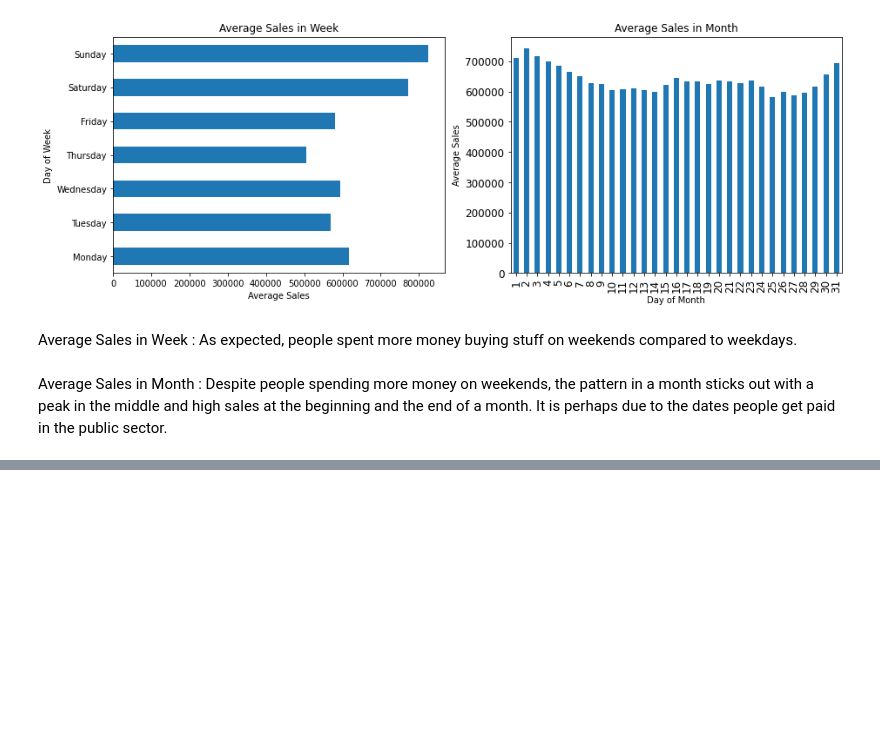
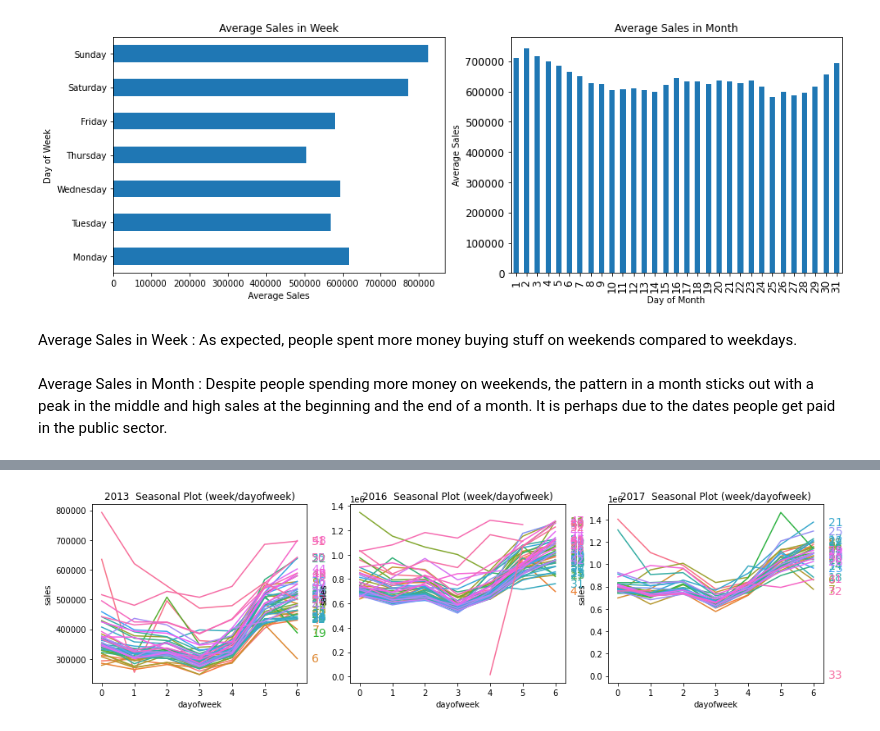
Before and after one commit to abroniewski/ML-test-repo, a Jupyter notebook: connectcsv.ipynb, the cells around one changed output, grey strips where cells are left out. Drawn from its saved outputs; the diff is of its cells as text; code cells hidden in the pictures; blank space fills up the shorter version.

```diff
--- a/connectcsv.ipynb
+++ b/connectcsv.ipynb
@@ -417,0 +458,43 @@ Average Sales in Month : Despite people spending more money on weekends, the pat
+# %%
+# Functions defined and modified
+
+def seasonal_plot(X, y, period, freq, ax=None, atext=""):
+    if ax is None:
+        _, ax = plt.subplots()
+    palette = sns.color_palette(
+        "husl",
+        n_colors=X[period].nunique(),
+    )
+    ax = sns.lineplot(
+        x=freq,
+        y=y,
+        hue=period,
+        data=X,
+        ci=False,
+        ax=ax,
+        palette=palette,
+        legend=False,
+    )
+    if atext: atext = atext + " ";
+    ax.set_title(atext + f"Seasonal Plot ({period}/{freq})")
+    for line, name in zip(ax.lines, X[period].unique()):
+        y_ = line.get_ydata()[-1]
+        ax.annotate(
+            name,
+            xy=(1, y_),
+            xytext=(6, 0),
+            color=line.get_color(),
+            xycoords=ax.get_yaxis_transform(),
+            textcoords="offset points",
+            size=14,
+            va="center",
+        )
+    return ax
+# %%
+figsize = (16,4)
+fig, (ax1,ax2,ax3) = plt.subplots(1,3,figsize=figsize)
+seasonal_plot(sales_grouped.loc[sales_grouped['year']==2013], y='sales', period='week', freq='dayofweek',ax=ax1, atext="2013 ")
+seasonal_plot(sales_grouped.loc[sales_grouped['year']==2016], y='sales', period='week', freq='dayofweek',ax=ax2, atext="2016 ")
+seasonal_plot(sales_grouped.loc[sales_grouped['year']==2017], y='sales', period='week', freq='dayofweek',ax=ax3, atext="2017 ");
+# %% [output]
+[figure, added]
```
Also changed, not shown: parts of 26 cells of this notebook.
